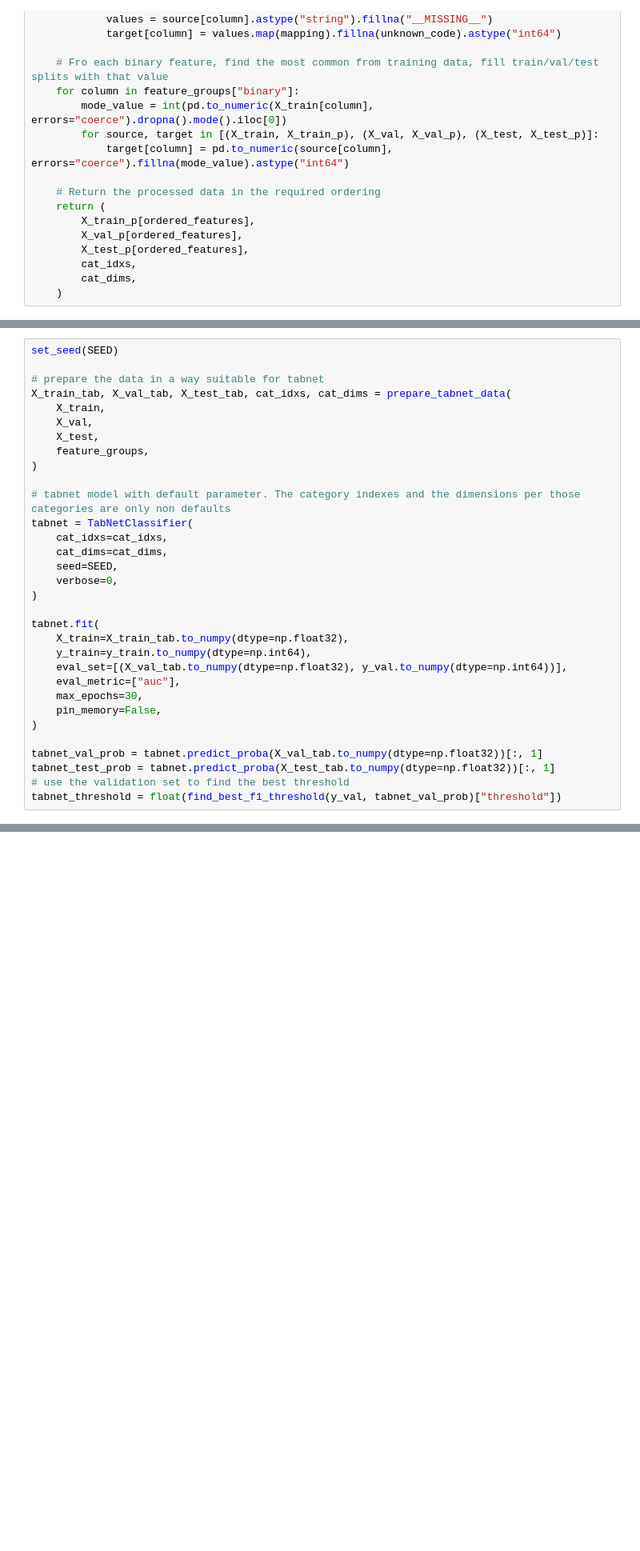
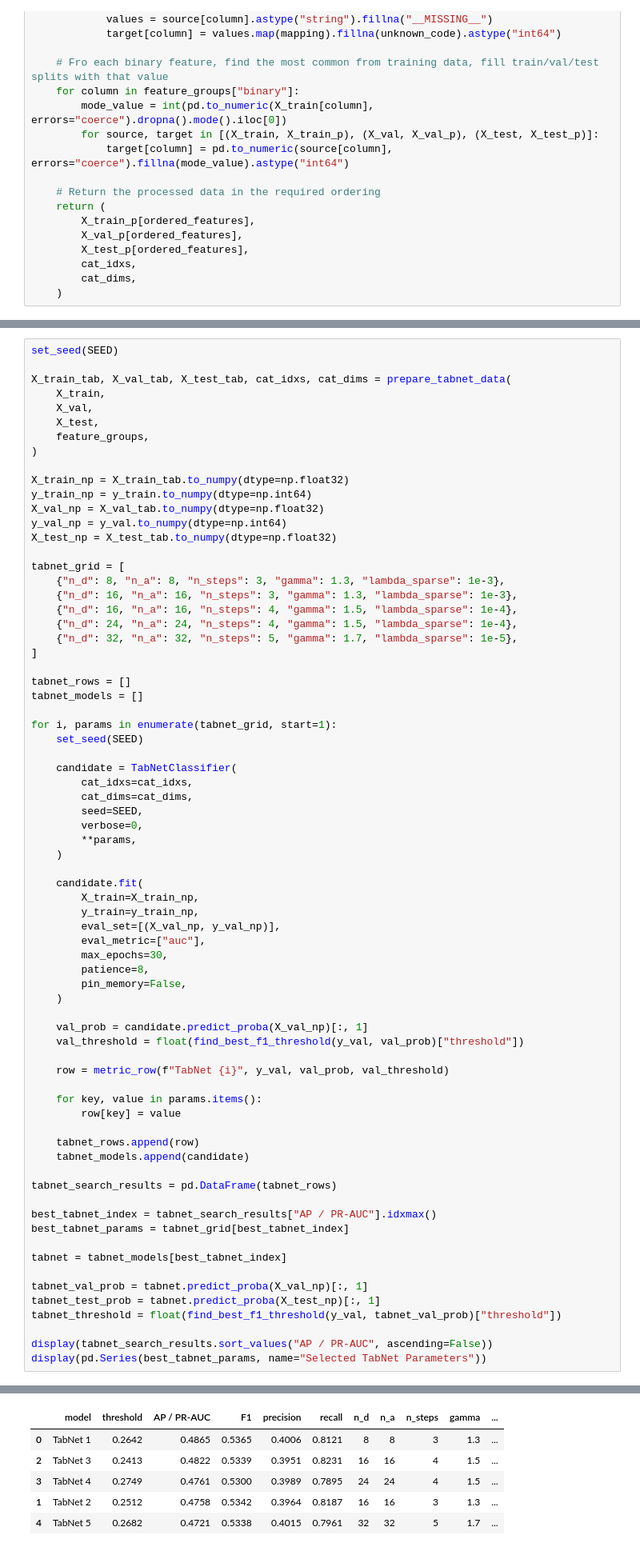
Before and after one commit to jorgencarbajal/ML_data_challenge, a Jupyter notebook: data_challenge.ipynb, the cells around one changed output, grey strips where cells are left out. Shown at 80% size. Drawn from its saved outputs; the diff is of its cells as text; blank space fills up the shorter version.

```diff
--- a/data_challenge.ipynb
+++ b/data_challenge.ipynb
@@ -494,7 +609,6 @@ def prepare_tabnet_data(X_train, X_val, X_test, feature_groups):
 # %%
 set_seed(SEED)
 
-# prepare the data in a way suitable for tabnet
 X_train_tab, X_val_tab, X_test_tab, cat_idxs, cat_dims = prepare_tabnet_data(
     X_train,
     X_val,
@@ -502,25 +616,66 @@ X_train_tab, X_val_tab, X_test_tab, cat_idxs, cat_dims = prepare_tabnet_data(
     feature_groups,
 )
 
-# tabnet model with default parameter. The category indexes and the dimensions per those categories are only non defaults
-tabnet = TabNetClassifier(
-    cat_idxs=cat_idxs,
-    cat_dims=cat_dims,
-    seed=SEED,
-    verbose=0,
-)
+X_train_np = X_train_tab.to_numpy(dtype=np.float32)
+y_train_np = y_train.to_numpy(dtype=np.int64)
+X_val_np = X_val_tab.to_numpy(dtype=np.float32)
+y_val_np = y_val.to_numpy(dtype=np.int64)
+X_test_np = X_test_tab.to_numpy(dtype=np.float32)
 
-tabnet.fit(
-    X_train=X_train_tab.to_numpy(dtype=np.float32),
-    y_train=y_train.to_numpy(dtype=np.int64),
-    eval_set=[(X_val_tab.to_numpy(dtype=np.float32), y_val.to_numpy(dtype=np.int64))],
-    eval_metric=["auc"],
-    max_epochs=30,
-    pin_memory=False,
-)
+tabnet_grid = [
+    {"n_d": 8, "n_a": 8, "n_steps": 3, "gamma": 1.3, "lambda_sparse": 1e-3},
+    {"n_d": 16, "n_a": 16, "n_steps": 3, "gamma": 1.3, "lambda_sparse": 1e-3},
+    {"n_d": 16, "n_a": 16, "n_steps": 4, "gamma": 1.5, "lambda_sparse": 1e-4},
+    {"n_d": 24, "n_a": 24, "n_steps": 4, "gamma": 1.5, "lambda_sparse": 1e-4},
+    {"n_d": 32, "n_a": 32, "n_steps": 5, "gamma": 1.7, "lambda_sparse": 1e-5},
+]
 
-tabnet_val_prob = tabnet.predict_proba(X_val_tab.to_numpy(dtype=np.float32))[:, 1]
-tabnet_test_prob = tabnet.predict_proba(X_test_tab.to_numpy(dtype=np.float32))[:, 1]
-# use the validation set to find the best threshold
+tabnet_rows = []
+tabnet_models = []
+
+for i, params in enumerate(tabnet_grid, start=1):
+    set_seed(SEED)
+
+    candidate = TabNetClassifier(
+        cat_idxs=cat_idxs,
+        cat_dims=cat_dims,
+        seed=SEED,
+        verbose=0,
+        **params,
+    )
+
+    candidate.fit(
+        X_train=X_train_np,
+        y_train=y_train_np,
+        eval_set=[(X_val_np, y_val_np)],
+        eval_metric=["auc"],
+        max_epochs=30,
+        patience=8,
+        pin_memory=False,
+    )
+
+    val_prob = candidate.predict_proba(X_val_np)[:, 1]
+    val_threshold = float(find_best_f1_threshold(y_val, val_prob)["threshold"])
+
+    row = metric_row(f"TabNet {i}", y_val, val_prob, val_threshold)
+
+    for key, value in params.items():
+        row[key] = value
+
+    tabnet_rows.append(row)
+    tabnet_models.append(candidate)
+
+tabnet_search_results = pd.DataFrame(tabnet_rows)
+
+best_tabnet_index = tabnet_search_results["AP / PR-AUC"].idxmax()
+best_tabnet_params = tabnet_grid[best_tabnet_index]
+
+tabnet = tabnet_models[best_tabnet_index]
+
+tabnet_val_prob = tabnet.predict_proba(X_val_np)[:, 1]
+tabnet_test_prob = tabnet.predict_proba(X_test_np)[:, 1]
 tabnet_threshold = float(find_best_f1_threshold(y_val, tabnet_val_prob)["threshold"])
+
+display(tabnet_search_results.sort_values("AP / PR-AUC", ascending=False))
+display(pd.Series(best_tabnet_params, name="Selected TabNet Parameters"))
 # %% [output]
@@ -527,0 +687,6 @@ Stop training because you reached max_epochs = 30 with best_epoch = 28 and best_
+|  | model | threshold | AP / PR-AUC | F1 | precision | recall | n_d | n_a | n_steps | gamma | ... |
+| 0 | TabNet 1 | 0.2642 | 0.4865 | 0.5365 | 0.4006 | 0.8121 | 8 | 8 | 3 | 1.3 | ... |
+| 2 | TabNet 3 | 0.2413 | 0.4822 | 0.5339 | 0.3951 | 0.8231 | 16 | 16 | 4 | 1.5 | ... |
+| 3 | TabNet 4 | 0.2749 | 0.4761 | 0.5300 | 0.3989 | 0.7895 | 24 | 24 | 4 | 1.5 | ... |
+| 1 | TabNet 2 | 0.2512 | 0.4758 | 0.5342 | 0.3964 | 0.8187 | 16 | 16 | 3 | 1.3 | ... |
+| 4 | TabNet 5 | 0.2682 | 0.4721 | 0.5338 | 0.4015 | 0.7961 | 32 | 32 | 5 | 1.7 | ... |
```
Also changed, not shown: parts of 31 cells of this notebook, 2 other files.
